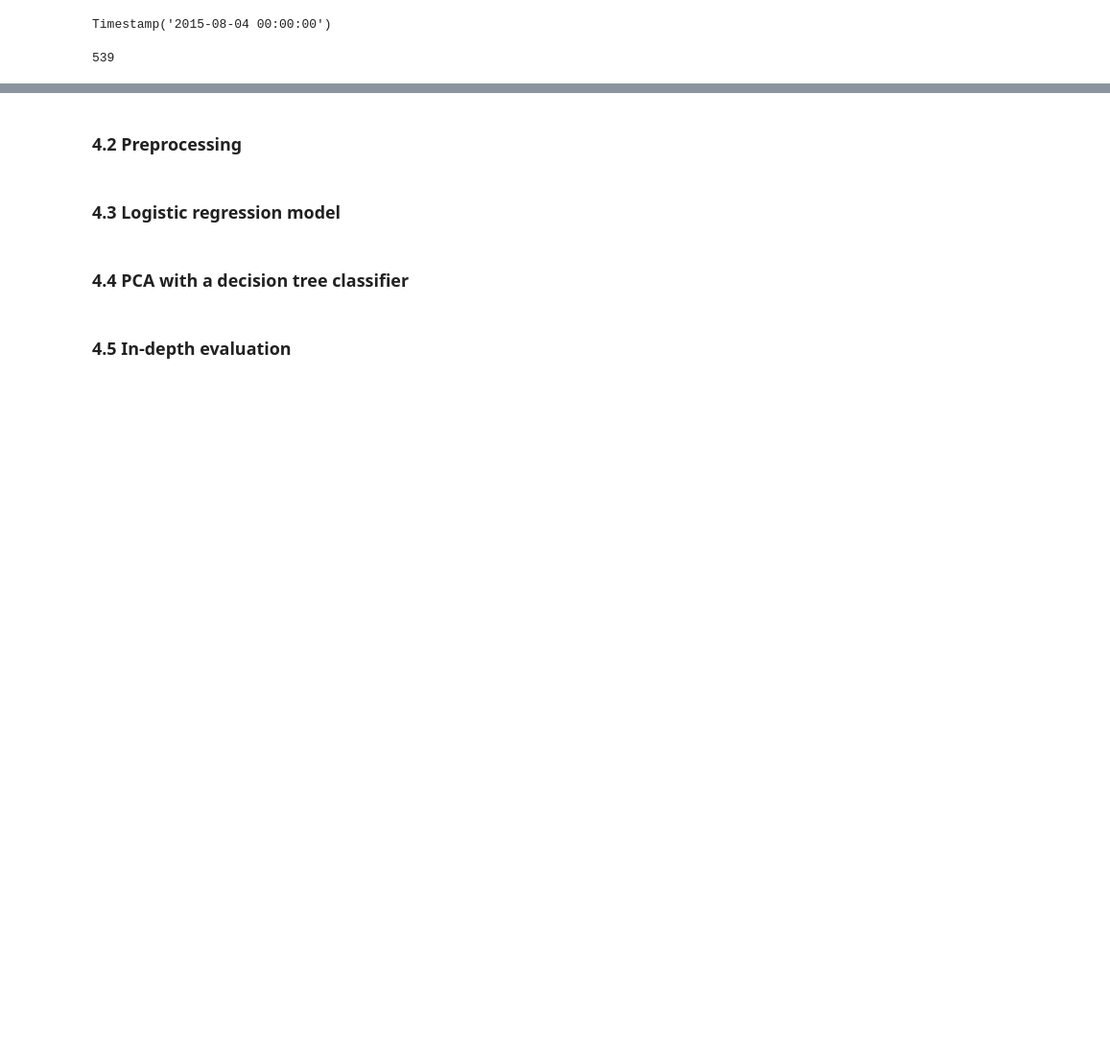
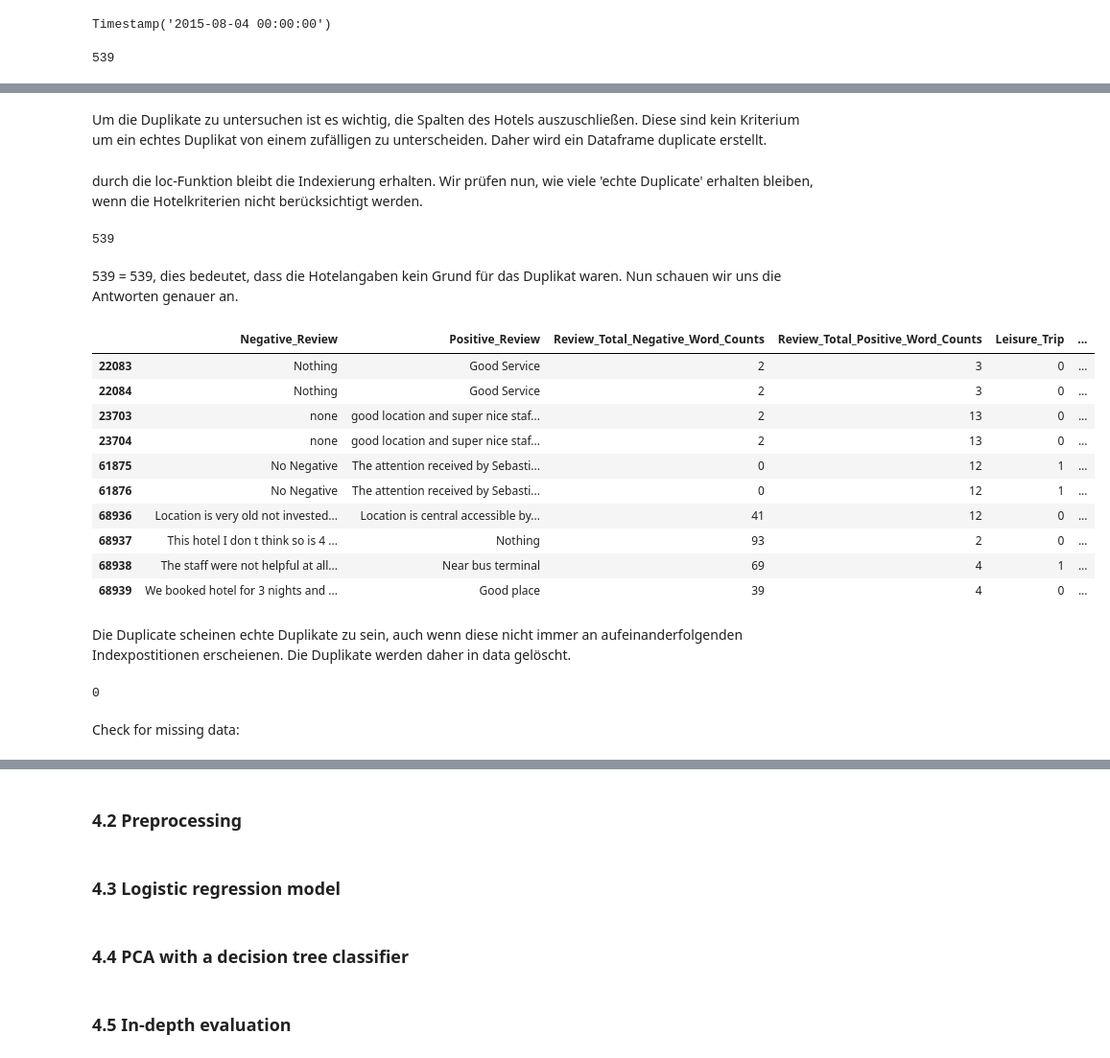
Before and after one commit to bennymiddel/personal_projects, a Jupyter notebook: 01_NLP_hotel_review/BM_NLP_hotel_review.ipynb, the cells around one changed output, grey strips where cells are left out. Shown: that part at 96% size. Saved outputs shown, nothing was run; the diff lists cells and outputs as text; code cells hidden in the pictures; blank space fills up the shorter version.

```diff
--- a/01_NLP_hotel_review/BM_NLP_hotel_review.ipynb
+++ b/01_NLP_hotel_review/BM_NLP_hotel_review.ipynb
@@ -357,0 +349,28 @@ data.duplicated().sum()
+# %% [markdown]
+Um die Duplikate zu untersuchen ist es wichtig, die Spalten des Hotels auszuschließen. Diese sind kein Kriterium um ein echtes Duplikat von einem zufälligen zu unterscheiden. Daher wird ein Dataframe duplicate erstellt.
+# %%
+duplicate = data[data.duplicated(keep = False)].loc[:, 'Negative_Review':'Total_Number_of_Reviews_Reviewer_Has_Given']
+# %% [markdown]
+durch die loc-Funktion bleibt die Indexierung erhalten. Wir prüfen nun, wie viele 'echte Duplicate' erhalten bleiben, wenn die Hotelkriterien nicht berücksichtigt werden.
+# %%
+duplicate.duplicated().sum()
+# %% [output]
+539
+# %% [markdown]
+539 = 539, dies bedeutet, dass die Hotelangaben kein Grund für das Duplikat waren. Nun schauen wir uns die Antworten genauer an.
+# %%
+duplicate.head(10)
+# %% [output]
+|  | Negative_Review | Positive_Review | Review_Total_Negative_Word_Counts | Review_Total_Positive_Word_Counts | Leisure_Trip | ... |
+| 22083 | Nothing | Good Service | 2 | 3 | 0 | ... |
+| 22084 | Nothing | Good Service | 2 | 3 | 0 | ... |
+| 23703 | none | good location and super nice staf... | 2 | 13 | 0 | ... |
+| 23704 | none | good location and super nice staf... | 2 | 13 | 0 | ... |
+| 61875 | No Negative | The attention received by Sebasti... | 0 | 12 | 1 | ... |
+| 61876 | No Negative | The attention received by Sebasti... | 0 | 12 | 1 | ... |
+| 68936 | Location is very old not invested... | Location is central accessible by... | 41 | 12 | 0 | ... |
+| 68937 | This hotel I don t think so is 4 ... | Nothing | 93 | 2 | 0 | ... |
+| 68938 | The staff were not helpful at all... | Near bus terminal | 69 | 4 | 1 | ... |
+| 68939 | We booked hotel for 3 nights and ... | Good place | 39 | 4 | 0 | ... |
+# %% [markdown]
+Die Duplicate scheinen echte Duplikate zu sein, auch wenn diese nicht immer an aufeinanderfolgenden Indexpostitionen erscheienen. Die Duplikate werden daher in data gelöscht.
@@ -357,0 +379,6 @@ data.duplicated().sum()
+# %%
+data.duplicated().sum()
+# %% [output]
+0
+# %% [markdown]
+Check for missing data:
```
Also changed, not shown: parts of 21 cells of this notebook.
